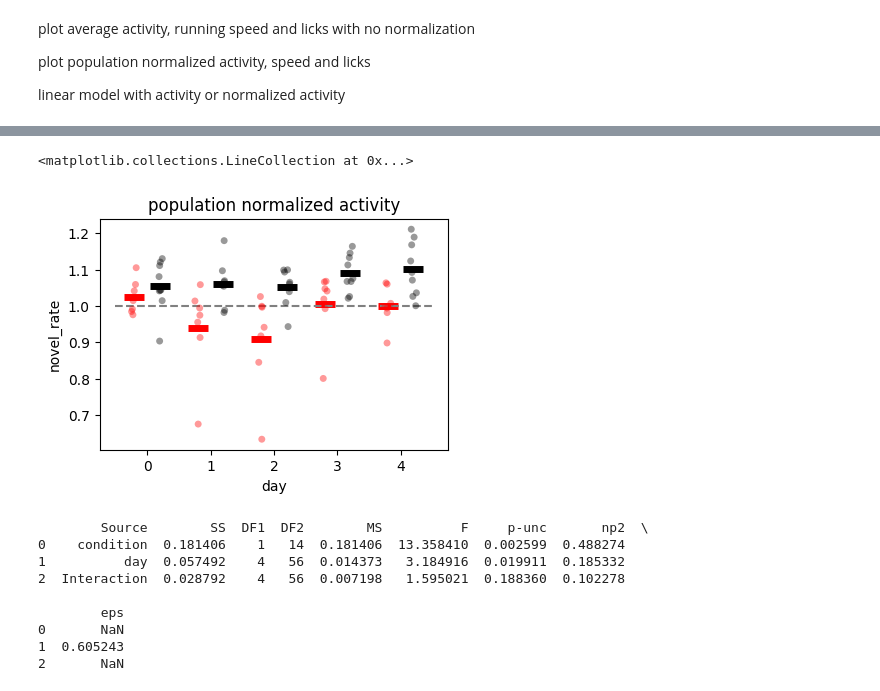
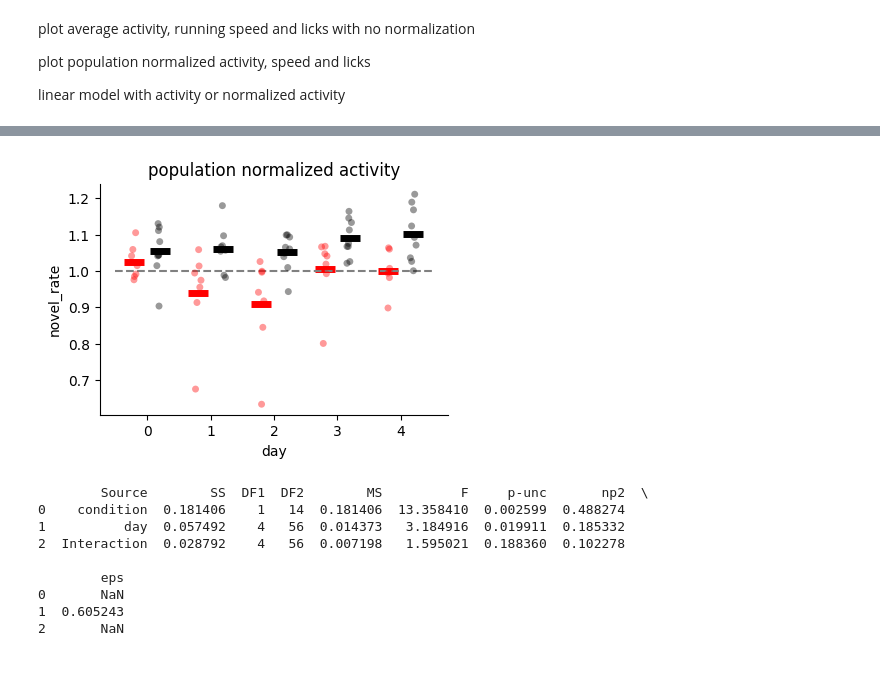
Before and after one commit to GiocomoLab/STX3KO_analyses, a Jupyter notebook: notebooks/figure5/novel_activity_rate.ipynb, the cells around one changed output, grey strips where cells are left out. Drawn from its saved outputs; the diff is of its cells as text; code cells hidden in the pictures.

```diff
--- a/notebooks/figure5/novel_activity_rate.ipynb
+++ b/notebooks/figure5/novel_activity_rate.ipynb
@@ -444,35 +252,38 @@ df = block_rate.build_dataframe(max_trial=5)
 fig,ax = plt.subplots( figsize=[4.5,3], sharey = True)
 
 sns.stripplot(data=block_rate.df.loc[block_rate.df['day']<5,:],
             x='day',
             y='novel_rate',
             hue='condition',
             hue_order=('ko', 'ctrl'),
             palette=['red', 'black'],
             dodge=True,
             alpha=.4,
             ax=ax,
             legend=False)
 
 
 
 sns.pointplot(data=block_rate.df.loc[block_rate.df['day']<5,:],
             x='day',
             y='novel_rate',
             errorbar=None,
             hue='condition',
             hue_order = ['ko', 'ctrl'],
             dodge = .4,
             palette = ['red','black'],
             ax=ax,
             linestyles="none",
             marker="_", markersize=15, markeredgewidth=5, legend=False, alpha=1.,
             )
 ax.set_title('population normalized activity')
 ax.hlines(1,-.5,4.5, color='gray', linestyle='--')
+ax.spines['top'].set_visible(False)
+ax.spines['right'].set_visible(False)
+
+fig.savefig(figdir / 'novel_activity_rate_by_day.pdf', bbox_inches='tight')
 # %% [output]
-<matplotlib.collections.LineCollection at 0x...>
-[figure, old version]
+[figure, new version]
 # %%
 
 res = pg.mixed_anova(data=block_rate.df.loc[block_rate.df['day']<5,:], dv='novel_rate',
```
Also changed, not shown: parts of 26 cells of this notebook, 1 other file.
